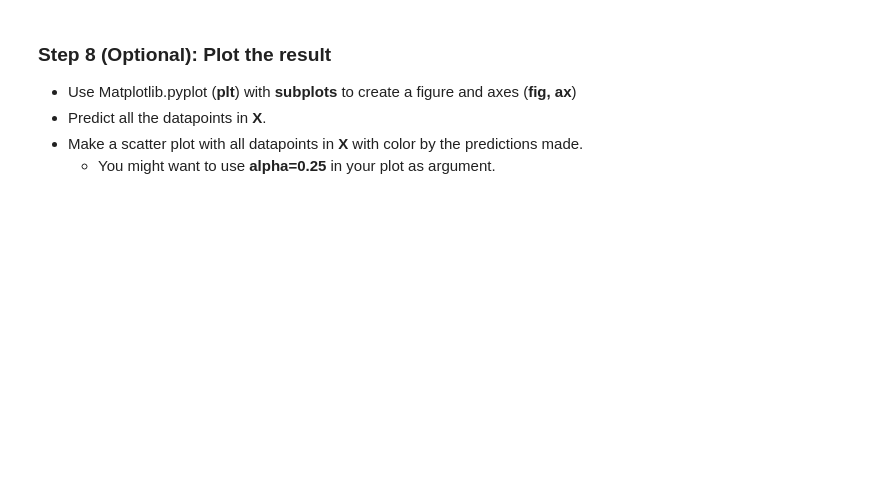
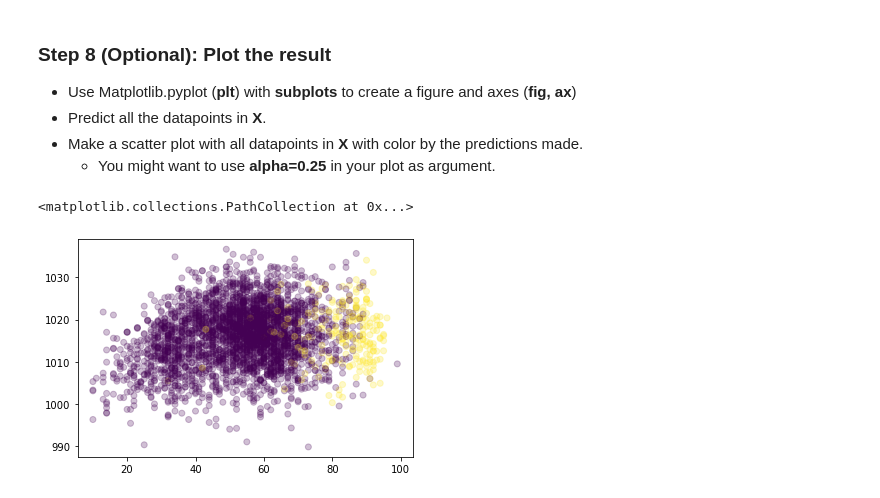
Before and after one commit to adel-nouar/ML_with_Rune, a Jupyter notebook: 01 - Project - Perceptron.ipynb, the cells around one changed output. Cells and saved outputs as stored; diff of their text form; code cells hidden in the pictures; blank space fills up the shorter version.

```diff
--- a/01 - Project - Perceptron.ipynb
+++ b/01 - Project - Perceptron.ipynb
@@ -31,3 +96,5 @@ import matplotlib.pyplot as plt
 ### Step 5: Deal with remaining missing data
 - A simple choice is to simply remove rows with missing data
 - Use [dropna()](https://pandas.pydata.org/docs/reference/api/pandas.DataFrame.dropna.html)
+# %%
+dataset_clean = dataset.dropna()
@@ -38,6 +109,12 @@ import matplotlib.pyplot as plt
 - Define dataset **y** to be datset cosisting of **'RainTomorrow'**.
 - Divide into **X_train, X_test, y_train, y_test** with **train_test_split**
     - You can use **random_state=42** (or any other number) if you want to reproduce results.
+# %%
+X = dataset_clean[dataset_clean.columns[:-1]]
+y = dataset_clean['RainTomorrow']
+y = np.array([0 if value == 'No' else 1 for value in y])
+# %%
+X_train, X_test, y_train, y_test = train_test_split(X, y, random_state=0)
 # %% [markdown]
 ### Step 7: Train and test the model
 - Create classifier with **Perceptron**
@@ -46,3 +123,8 @@ import matplotlib.pyplot as plt
 - Predict data from **X_test** (use predict) and assign to **y_pred**.
 - Evalute score by using **metrics.accuracy_score(y_test, y_pred)**.
 - You can redo with diffrent choise of columns
+# %%
+clf = Perceptron(random_state=0)
+clf.fit(X_train, y_train)
+y_pred = clf.predict(X_test)
+metrics.accuracy_score(y_test, y_pred)
@@ -52,3 +140,10 @@ import matplotlib.pyplot as plt
 - Predict all the datapoints in **X**.
 - Make a scatter plot with all datapoints in **X** with color by the predictions made.
     - You might want to use **alpha=0.25** in your plot as argument.
+# %%
+fig, ax = plt.subplots()
+y_pred = clf.predict(X)
+ax.scatter(x=X['Humidity3pm'], y=X['Pressure3pm'], c=y_pred, alpha=.25)
+# %% [output]
+<matplotlib.collections.PathCollection at 0x...>
+[figure, added]
```
Also changed, not shown: parts of 9 cells of this notebook.
